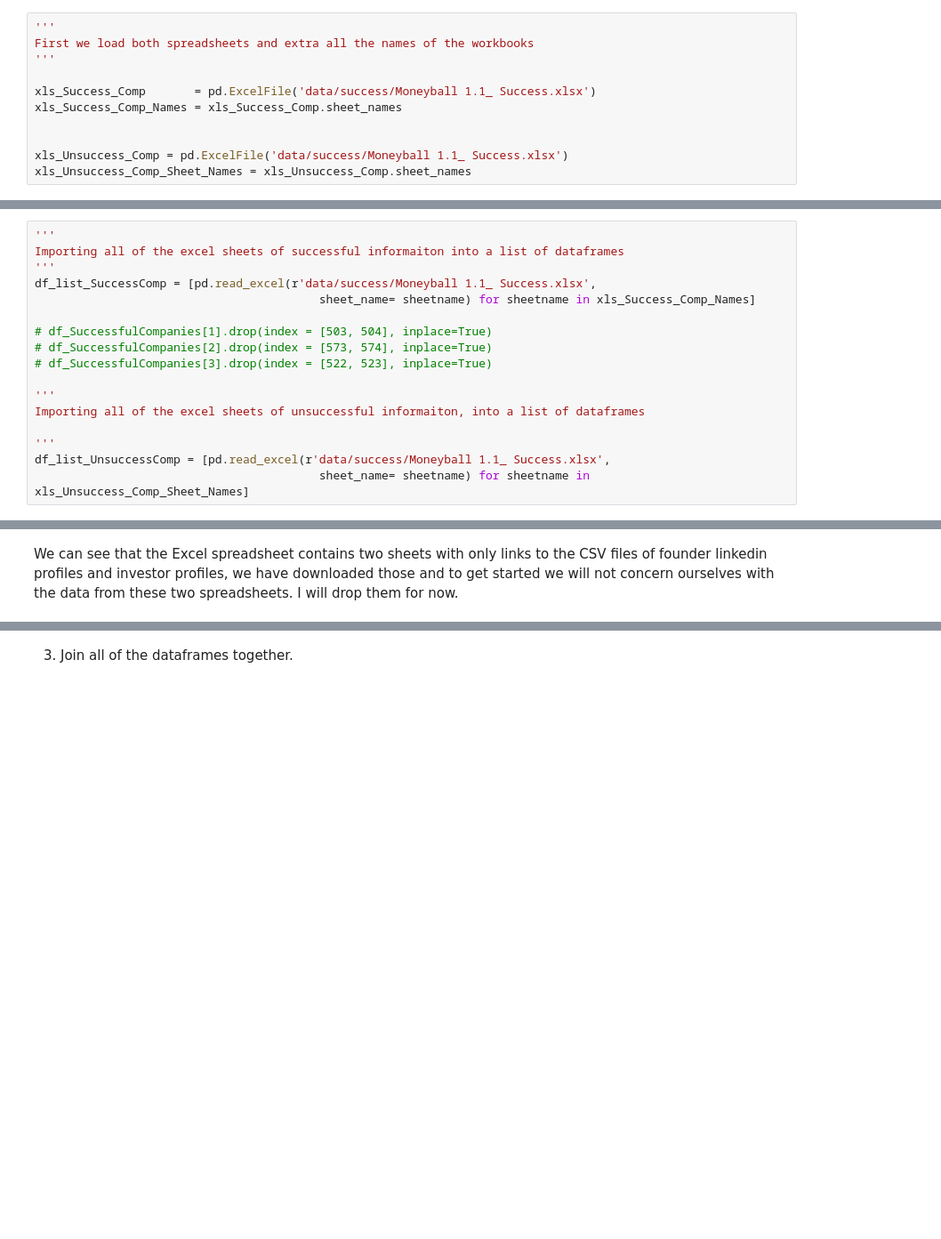
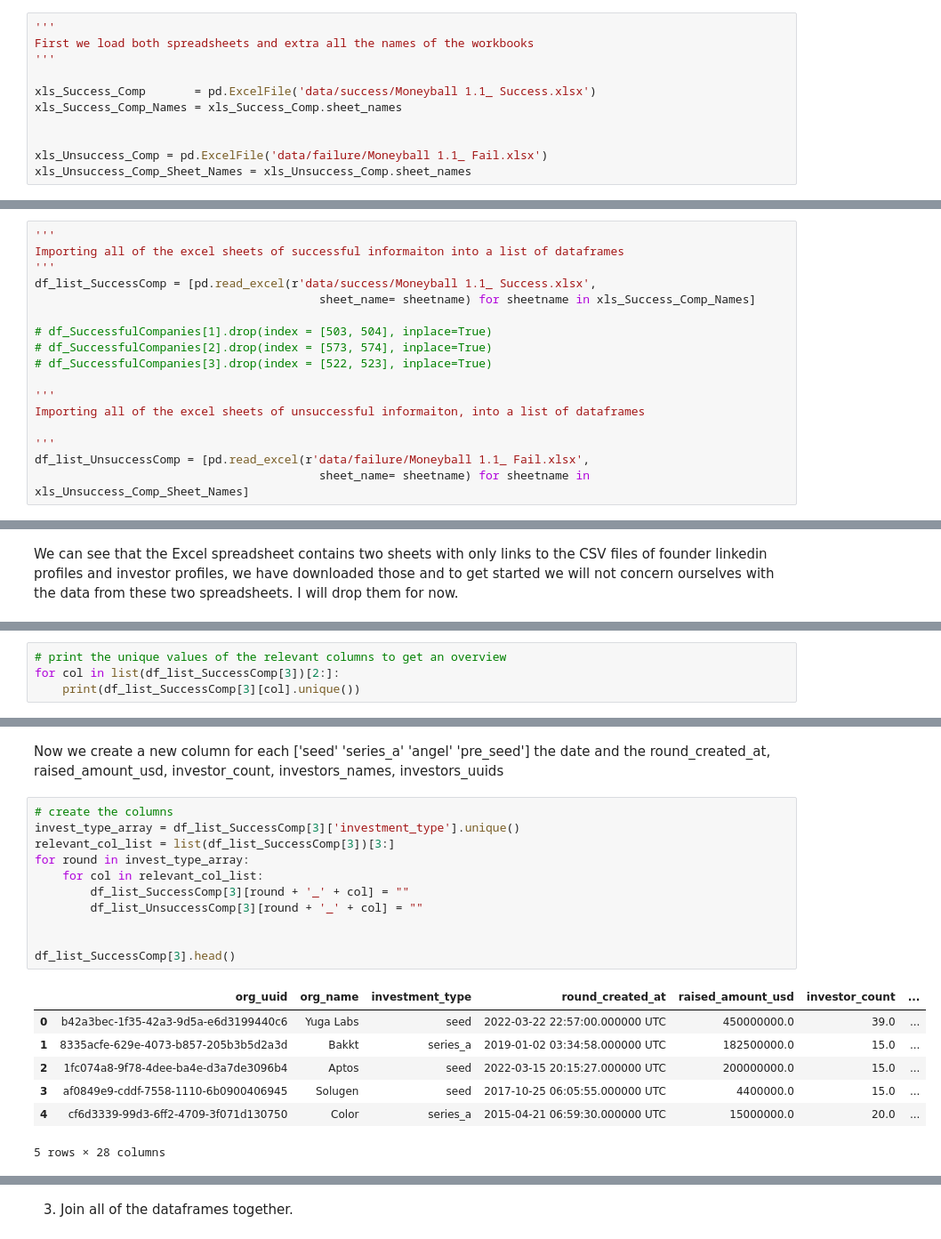
Before and after one commit to velapartners/moneyball-temporal-v1, a Jupyter notebook: dataLoading.ipynb, the cells around one changed output, grey strips where cells are left out. Shown: that part at 89% size. Drawn from its saved outputs; the diff is of its cells as text; blank space fills up the shorter version.

Commit message:
loading and saving data complete, now exploring the features

```diff
--- a/dataLoading.ipynb
+++ b/dataLoading.ipynb
@@ -24,5 +24,5 @@ xls_Success_Comp       = pd.ExcelFile('data/success/Moneyball 1.1_ Success.xlsx'
 xls_Success_Comp_Names = xls_Success_Comp.sheet_names
 
 
-xls_Unsuccess_Comp = pd.ExcelFile('data/success/Moneyball 1.1_ Success.xlsx')
+xls_Unsuccess_Comp = pd.ExcelFile('data/failure/Moneyball 1.1_ Fail.xlsx')
 xls_Unsuccess_Comp_Sheet_Names = xls_Unsuccess_Comp.sheet_names
@@ -45,7 +43,7 @@ df_list_SuccessComp = [pd.read_excel(r'data/success/Moneyball 1.1_ Success.xlsx'
 Importing all of the excel sheets of unsuccessful informaiton, into a list of dataframes
 
 '''
-df_list_UnsuccessComp = [pd.read_excel(r'data/success/Moneyball 1.1_ Success.xlsx',
+df_list_UnsuccessComp = [pd.read_excel(r'data/failure/Moneyball 1.1_ Fail.xlsx',
                                          sheet_name= sheetname) for sheetname in xls_Unsuccess_Comp_Sheet_Names]
 # %%
 # lets do some sanity checks
@@ -72,0 +73,4 @@ len(df_list_SuccessComp), len(df_list_UnsuccessComp)
+# %%
+# print the unique values of the relevant columns to get an overview
+for col in list(df_list_SuccessComp[3])[2:]:
+    print(df_list_SuccessComp[3][col].unique())
@@ -72,0 +95,21 @@ len(df_list_SuccessComp), len(df_list_UnsuccessComp)
+# %% [markdown]
+Now we create a new column for each ['seed' 'series_a' 'angel' 'pre_seed'] the date and the round_created_at, raised_amount_usd, investor_count, investors_names, investors_uuids
+# %%
+# create the columns
+invest_type_array = df_list_SuccessComp[3]['investment_type'].unique()
+relevant_col_list = list(df_list_SuccessComp[3])[3:]
+for round in invest_type_array:
+    for col in relevant_col_list:
+        df_list_SuccessComp[3][round + '_' + col] = ""
+        df_list_UnsuccessComp[3][round + '_' + col] = ""
+
+
+df_list_SuccessComp[3].head()
+# %% [output]
+|  | org_uuid | org_name | investment_type | round_created_at | raised_amount_usd | investor_count | ... |
+| 0 | b42a3bec-1f35-42a3-9d5a-e6d3199440c6 | Yuga Labs | seed | 2022-03-22 22:57:00.000000 UTC | 450000000.0 | 39.0 | ... |
+| 1 | 8335acfe-629e-4073-b857-205b3b5d2a3d | Bakkt | series_a | 2019-01-02 03:34:58.000000 UTC | 182500000.0 | 15.0 | ... |
+| 2 | 1fc074a8-9f78-4dee-ba4e-d3a7de3096b4 | Aptos | seed | 2022-03-15 20:15:27.000000 UTC | 200000000.0 | 15.0 | ... |
+| 3 | af0849e9-cddf-7558-1110-6b0900406945 | Solugen | seed | 2017-10-25 06:05:55.000000 UTC | 4400000.0 | 15.0 | ... |
+| 4 | cf6d3339-99d3-6ff2-4709-3f071d130750 | Color | series_a | 2015-04-21 06:59:30.000000 UTC | 15000000.0 | 20.0 | ... |
+5 rows × 28 columns
```
Also changed, not shown: parts of 9 cells of this notebook, 1 other file.
